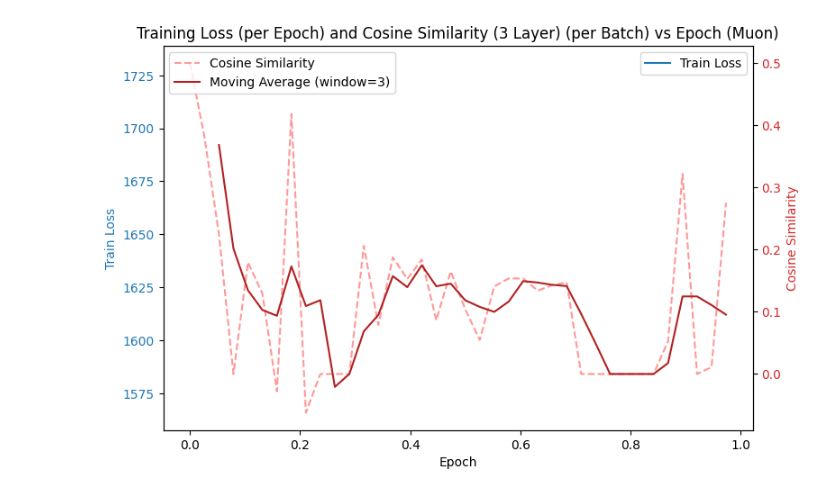
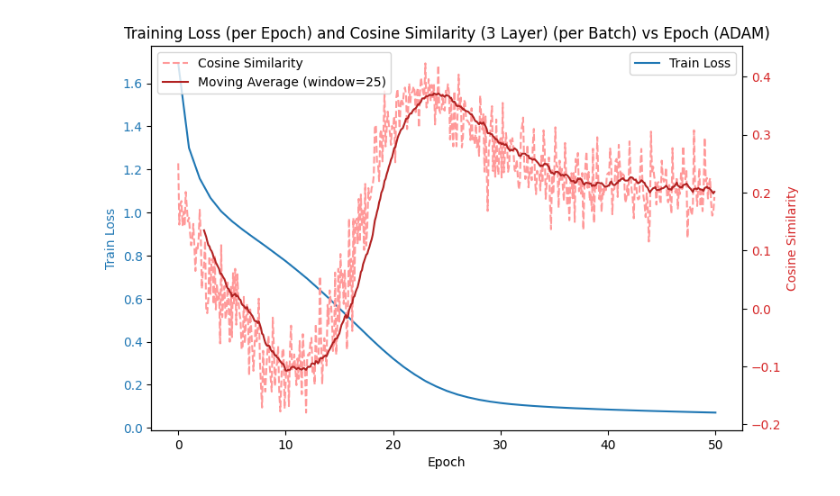
Before and after one commit to Aramist/introds-project, a Jupyter notebook: src/newton_vs_opt.ipynb, the cells around one changed output. Drawn from its saved outputs; the diff is of its cells as text; code cells hidden in the pictures.

Commit message:
Fix parameter order in cos -sim

```diff
--- a/src/newton_vs_opt.ipynb
+++ b/src/newton_vs_opt.ipynb
@@ -211,6 +211,8 @@ class SyntheticDataset(Dataset):
         self.targets = ((self.data) * self.true_w[None, :]).sum(
             dim=1, keepdim=True
         )**2 + 0.5 * torch.randn(dset_size, 1)
+        self.targets -= torch.mean(self.targets)
+        self.targets /= torch.std(self.targets)
 
     def __len__(self) -> int:
         return self.data.shape[0]
@@ -218,11 +220,11 @@ class SyntheticDataset(Dataset):
     def __getitem__(self, idx: int) -> tuple[torch.Tensor, torch.Tensor]:
         return self.data[idx, :], self.targets[idx, :]
 # %%
-d_data = 700
+d_data = 32
 num_epochs = 500
 dataset_size = 2000
-batch_size = 1
-hidden_dim = 10
+batch_size = 200
+hidden_dim = 64
 
 #model = nn.Linear(d_data, 1)
 model = nn.Sequential(nn.Linear(d_data, hidden_dim, bias=False), nn.ReLU(), nn.Linear(hidden_dim, 1, bias=False))
@@ -248,8 +250,8 @@ plt.show()
 # %%
 losses = []
 cos_sims = []
-verbose = True
-num_epochs = 20
+verbose = False
+num_epochs = 50
 lr = 1e-2
 clip = False
 
@@ -264,9 +266,9 @@ def init_weights(m):
 
 model.apply(init_weights)
 
-#opt = optim.SGD(model.parameters(), lr=1e-3)
-#opt = optim.Adam(model.parameters(), lr=1e-3)
-opt = optim.Muon(model.parameters(), lr=lr)
+# opt = optim.SGD(model.parameters(), lr=1e-3)
+opt = optim.Adam(model.parameters(), lr=1e-3)
+# opt = optim.Muon(model.parameters(), lr=lr)
 
 for data, targets in dataloader:
     outputs = model(data)
@@ -283,7 +285,9 @@ for step in range(num_epochs):
         del model_copy
         #get model parameters as a vector
         with torch.no_grad():
-            params_copy_old = torch.cat([p.data.flatten() for p in model.parameters()]).clone()
+            named_params_copy_old = list(model.named_parameters())
+            named_params_copy_old.sort(key=lambda tup: tup[0])  # sort by name for consistency
+            params_copy_old = torch.cat([p.data.flatten() for _, p in named_params_copy_old]).clone()
         #apply loss backward / optimizer step / zero grads
         outputs = model(data)  # Recompute outputs for current batch
         train_loss = loss(outputs, targets)
@@ -293,7 +297,9 @@ for step in range(num_epochs):
         opt.step()
         opt.zero_grad()
         with torch.no_grad():
-            params_copy_new = torch.cat([p.data.flatten() for p in model.parameters()]).clone()
+            named_params_copy_new = list(model.named_parameters())
+            named_params_copy_new.sort(key=lambda tup: tup[0])  # sort by name for consistency
+            params_copy_new = torch.cat([p.data.flatten() for _, p in named_params_copy_new]).clone()
 
             #check param change
             param_change = params_copy_new - params_copy_old
@@ -341,32 +346,32 @@ color = 'tab:blue'
 ax1.set_xlabel('Epoch')
 ax1.set_ylabel('Train Loss', color=color)
 ax1.plot(range(len(losses)), losses, color=color, label='Train Loss')
 ax1.tick_params(axis='y', labelcolor=color)
 ax1.legend(loc='upper right')
 
 ax2 = ax1.twinx()  # instantiate a second axes that shares the same x-axis
 
 # Calculate total number of steps (batches) and batches per epoch for x-scaling
 num_train_batches = len(cos_sims) // (len(losses) - 1) if len(losses) > 1 else len(cos_sims)
 batch_steps = np.arange(len(cos_sims)) / num_train_batches  # fractional epoch for each batch
 
 # Plot cosine similarity in light red
 light_red = '#ff9999'
 ax2.set_ylabel('Cosine Similarity', color='tab:red')
 ax2.plot(batch_steps, cos_sims, color=light_red, linestyle='--', label='Cosine Similarity')
 
 # Compute and plot moving average in dark red
 window_size = 25 if len(cos_sims) > 50 else max(3, len(cos_sims)//10)
 cos_sims_ma = np.convolve(cos_sims, np.ones(window_size)/window_size, mode='valid')
 batch_steps_ma = batch_steps[window_size-1:]
 dark_red = '#b22222'
 ax2.plot(batch_steps_ma, cos_sims_ma, color=dark_red, label=f'Moving Average (window={window_size})')
 
 ax2.tick_params(axis='y', labelcolor='tab:red')
 ax2.legend(loc='upper left')
 
 fig.tight_layout()
-plt.title('Training Loss (per Epoch) and Cosine Similarity (3 Layer) (per Batch) vs Epoch (Muon)')
+plt.title('Training Loss (per Epoch) and Cosine Similarity (3 Layer) (per Batch) vs Epoch (ADAM)')
 plt.show()
 # %% [output]
-[figure, old version]
+[figure, new version]
```
Also changed, not shown: parts of 2 cells of this notebook.
